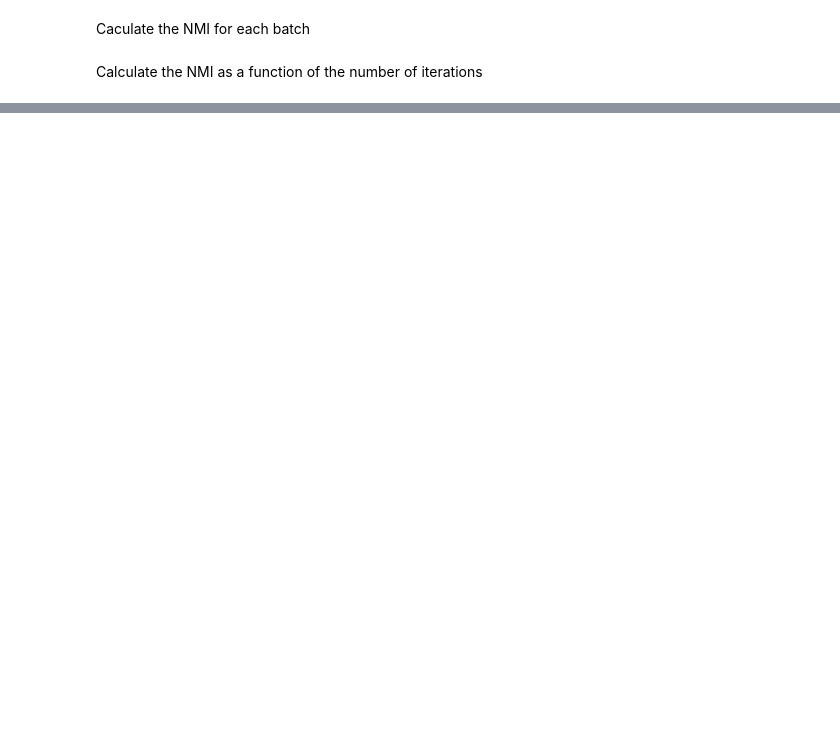
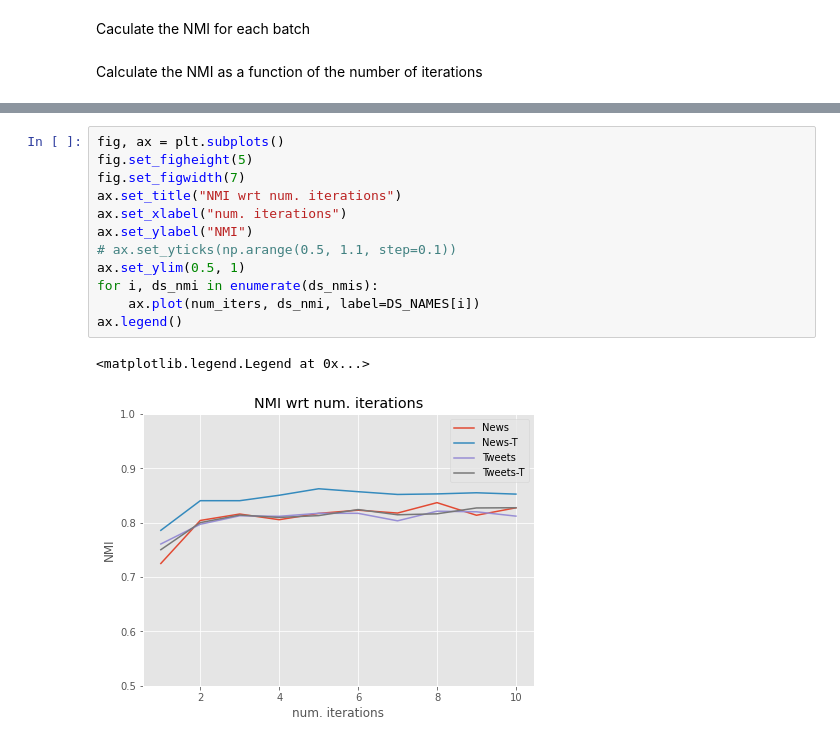
Before and after one commit to MIN605472/py-mstream, a Jupyter notebook: evaluation.ipynb, the cells around one changed output, grey strips where cells are left out. Cells and saved outputs as stored; diff of their text form; blank space fills up the shorter version.

```diff
--- a/evaluation.ipynb
+++ b/evaluation.ipynb
@@ -142,0 +149,15 @@ ax.legend()
+# %%
+fig, ax = plt.subplots()
+fig.set_figheight(5)
+fig.set_figwidth(7)
+ax.set_title("NMI wrt num. iterations")
+ax.set_xlabel("num. iterations")
+ax.set_ylabel("NMI")
+# ax.set_yticks(np.arange(0.5, 1.1, step=0.1))
+ax.set_ylim(0.5, 1)
+for i, ds_nmi in enumerate(ds_nmis):
+    ax.plot(num_iters, ds_nmi, label=DS_NAMES[i])
+ax.legend()
+# %% [output]
+<matplotlib.legend.Legend at 0x...>
+[figure, added]
```
Also changed, not shown: parts of 7 cells of this notebook, 2 other files.
